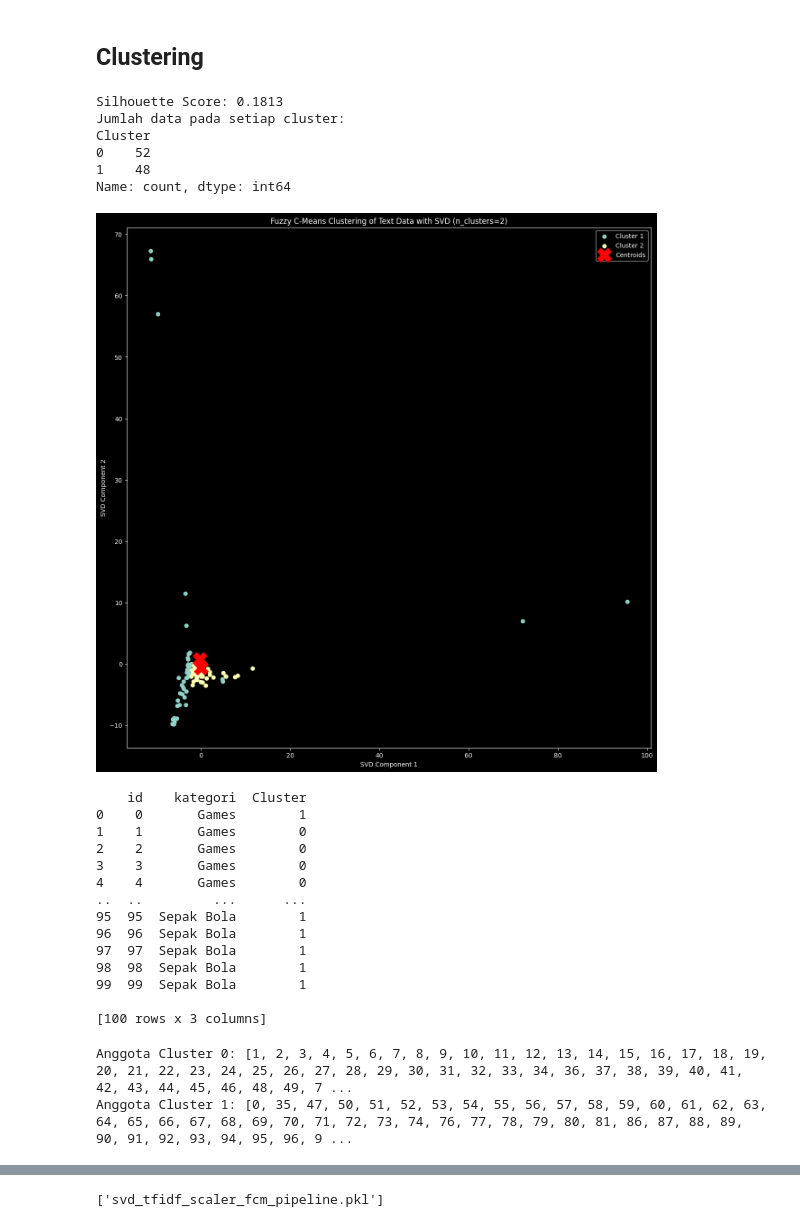
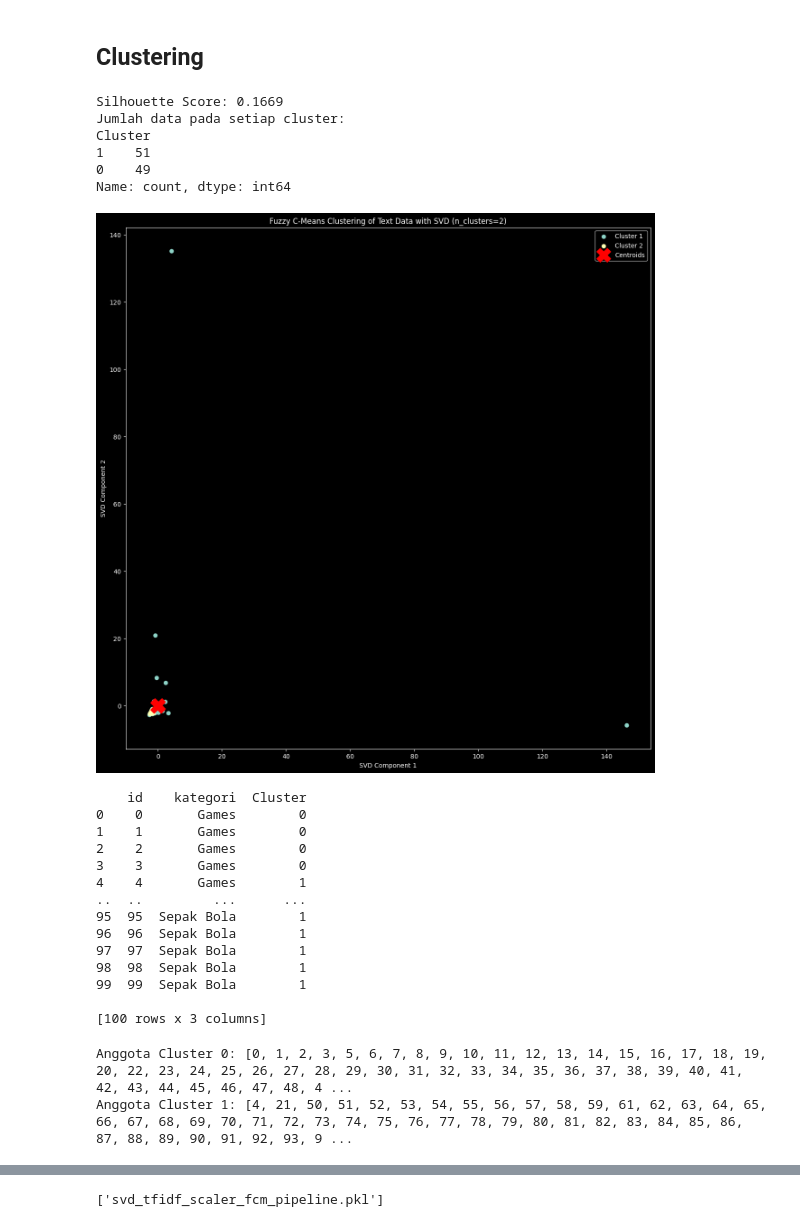
Before and after one commit to danaokey97/PPW-A, a Jupyter notebook: _sources/Tugas-PPW/Tugas-8-Evaluasi.ipynb, the cells around one changed output, grey strips where cells are left out. Drawn from its saved outputs; the diff is of its cells as text; code cells hidden in the pictures.

```diff
--- a/_sources/Tugas-PPW/Tugas-8-Evaluasi.ipynb
+++ b/_sources/Tugas-PPW/Tugas-8-Evaluasi.ipynb
@@ -30,7 +30,7 @@ Mounted at /content/drive
 # %%
 import pandas as pd
 
-df = pd.read_csv("/content/drive/My Drive/PPW-A/report/Tugas-PPW/hasil_preprocesing.csv")
+df = pd.read_csv("/content/drive/My Drive/PPW-A/report/Tugas-PPW/hasil_preprocesing_fix.csv")
 df.head()
 # %% [output]
 |  | judul | isi | tanggal | kategori | Hasil cleansing | Hasil case_folding | tokenize | Hasil stopword |
@@ -217,12 +217,12 @@ import matplotlib.pyplot as plt
 import numpy as np
 import pandas as pd  # Untuk manipulasi DataFrame
 
-df = pd.read_csv('/content/drive/My Drive/PPW-A/report/Tugas-PPW/hasil_preprocesing.csv')
+df = pd.read_csv('/content/drive/My Drive/PPW-A/report/Tugas-PPW/hasil_preprocesing_fix.csv')
 data = df['Hasil stopword']
 random_seed = 42  # Tetapkan seed untuk konsistensi
 
 # Step 2: Vektorisasi TF-IDF
-tfidf_vectorizer = TfidfVectorizer(max_df=0.8, min_df=2, ngram_range=(1, 2))
+tfidf_vectorizer = TfidfVectorizer()
 tfidf_matrix = tfidf_vectorizer.fit_transform(texts)
 tfidf = tfidf_matrix.toarray()
 
@@ -231,14 +231,14 @@ scaler = StandardScaler()
 data_normalisasi = scaler.fit_transform(tfidf)
 
 # Step 4 : Reduksi dimensi menggunakan SVD
-svd = TruncatedSVD(n_components=11 , random_state=random_seed)
+svd = TruncatedSVD(n_components=27 , random_state=random_seed)
 data_cluster = svd.fit_transform(data_normalisasi)
 
 
 
 # Fuzzy C-Means Clustering
 n_clusters = 2  # Ganti sesuai kebutuhan
-fcm = FCM(n_clusters=n_clusters, m=2.0, max_iter=1000, epsilon=0.000001, random_state=random_seed)
+fcm = FCM(n_clusters=n_clusters, m=2.0, max_iter=1000, epsilon=0.00001, random_state=random_seed)
 fcm.fit(data_cluster)
 
 # Mendapatkan hasil clustering
@@ -251,37 +251,37 @@ df['Cluster'] = cluster_labels
 cluster_counts = df['Cluster'].value_counts()
 # Tambahkan setelah cluster_labels dihasilkan
 silhouette_avg = silhouette_score(data_cluster, cluster_labels)
 print(f"Silhouette Score: {silhouette_avg:.4f}")
 
 # Cetak hasil jumlah data per cluster
 print("Jumlah data pada setiap cluster:")
 print(cluster_counts)
 
 
 # Visualisasi hasil clustering
 plt.figure(figsize=(15, 15))
 
 # Plot titik data dalam ruang 2D yang sudah direduksi, dengan warna berdasarkan cluster
 for i in range(n_clusters):
     plt.scatter(data_cluster[cluster_labels == i, 0],
                 data_cluster[cluster_labels == i, 1], label=f'Cluster {i+1}')
 
 # Plot centroid
 cluster_centers = fcm.centers
 plt.scatter(cluster_centers[:, 0], cluster_centers[:, 1], s=500, c='red', marker='X', label='Centroids')
 plt.title(f'Fuzzy C-Means Clustering of Text Data with SVD (n_clusters={n_clusters})')
 plt.xlabel('SVD Component 1')
 plt.ylabel('SVD Component 2')
 plt.legend()
 plt.show()
 # %% [output]
-Silhouette Score: 0.1813
+Silhouette Score: 0.1669
 Jumlah data pada setiap cluster:
 Cluster
-0    52
-1    48
+1    51
+0    49
 Name: count, dtype: int64
-[figure, old version]
+[figure, new version]
 # %%
 # Tambahkan kolom ID jika belum ada
 df['id'] = df.index
@@ -293,11 +293,11 @@ selected_columns = df[['id', 'kategori', 'Cluster']]
 print(selected_columns)
 # %% [output]
     id    kategori  Cluster
-0    0       Games        1
+0    0       Games        0
 1    1       Games        0
 2    2       Games        0
 3    3       Games        0
-4    4       Games        0
+4    4       Games        1
 ..  ..         ...      ...
 95  95  Sepak Bola        1
 96  96  Sepak Bola        1
@@ -317,8 +317,8 @@ cluster_1 = selected_columns[selected_columns['Cluster'] == 1]['id'].tolist()
 print("Anggota Cluster 0:", cluster_0)
 print("Anggota Cluster 1:", cluster_1)
 # %% [output]
-Anggota Cluster 0: [1, 2, 3, 4, 5, 6, 7, 8, 9, 10, 11, 12, 13, 14, 15, 16, 17, 18, 19, 20, 21, 22, 23, 24, 25, 26, 27, 28, 29, 30, 31, 32, 33, 34, 36, 37, 38, 39, 40, 41, 42, 43, 44, 45, 46, 48, 49, 7 ...
-Anggota Cluster 1: [0, 35, 47, 50, 51, 52, 53, 54, 55, 56, 57, 58, 59, 60, 61, 62, 63, 64, 65, 66, 67, 68, 69, 70, 71, 72, 73, 74, 76, 77, 78, 79, 80, 81, 86, 87, 88, 89, 90, 91, 92, 93, 94, 95, 96, 9 ...
+Anggota Cluster 0: [0, 1, 2, 3, 5, 6, 7, 8, 9, 10, 11, 12, 13, 14, 15, 16, 17, 18, 19, 20, 22, 23, 24, 25, 26, 27, 28, 29, 30, 31, 32, 33, 34, 35, 36, 37, 38, 39, 40, 41, 42, 43, 44, 45, 46, 47, 48, 4 ...
+Anggota Cluster 1: [4, 21, 50, 51, 52, 53, 54, 55, 56, 57, 58, 59, 61, 62, 63, 64, 65, 66, 67, 68, 69, 70, 71, 72, 73, 74, 75, 76, 77, 78, 79, 80, 81, 82, 83, 84, 85, 86, 87, 88, 89, 90, 91, 92, 93, 9 ...
 # %%
 from sklearn.preprocessing import LabelEncoder
 from sklearn.metrics import confusion_matrix
```
Also changed, not shown: parts of 16 cells of this notebook, 13 other files.
